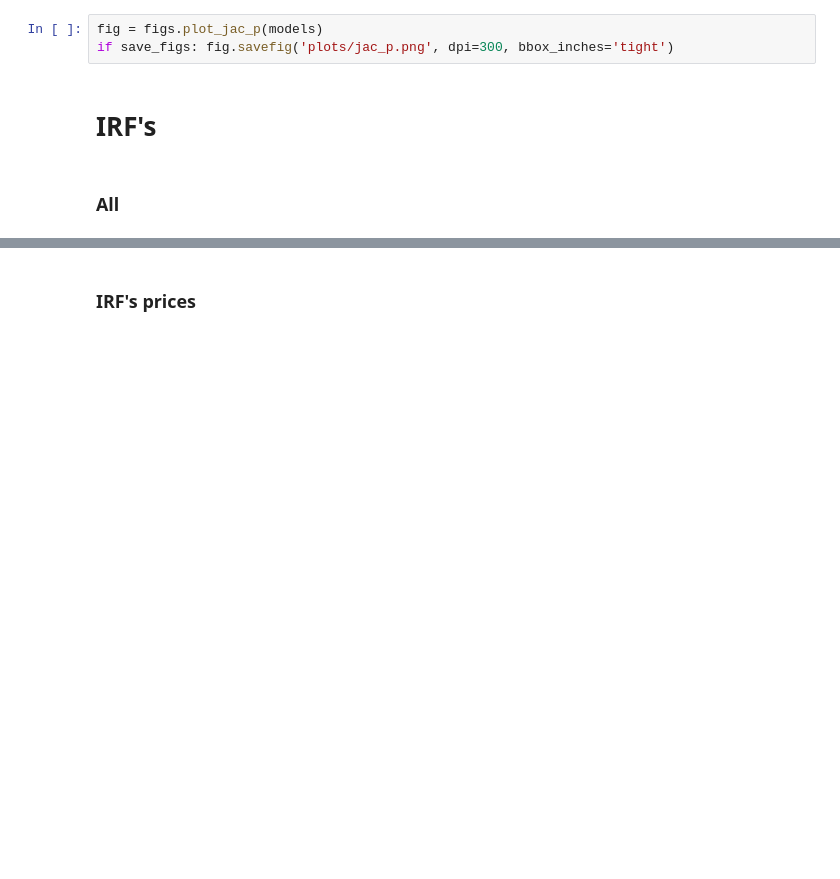
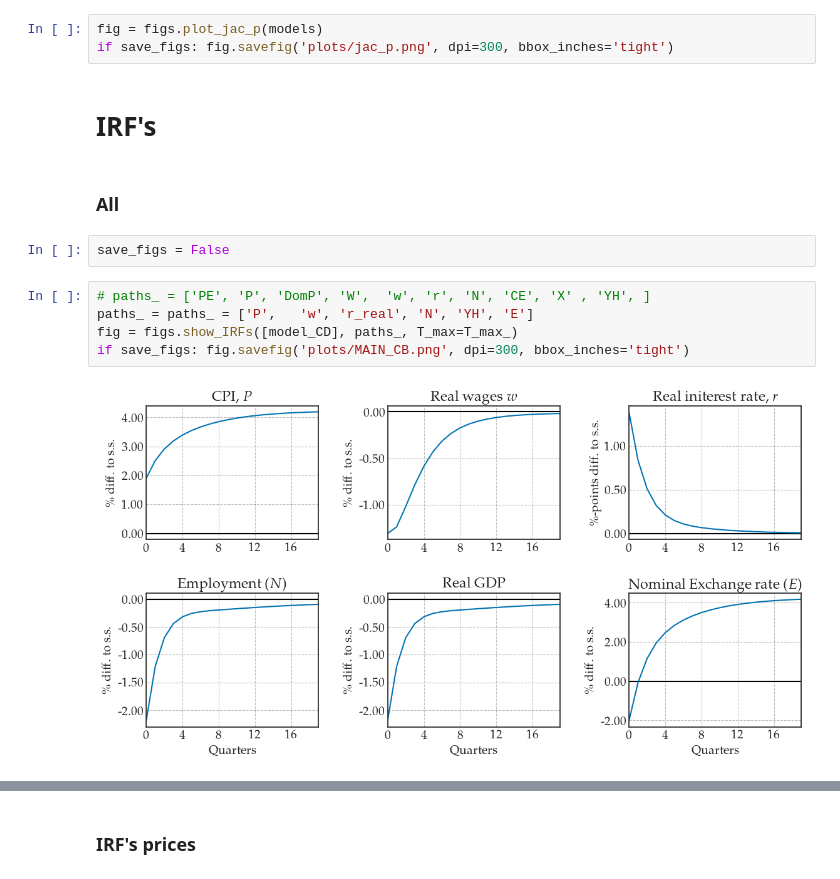
Before and after one commit to funlime/I_HANK_PIGL, a Jupyter notebook: Notbook_complete2.ipynb, the cells around one changed output, grey strips where cells are left out. Drawn from its saved outputs; the diff is of its cells as text; blank space fills up the shorter version.

```diff
--- a/Notbook_complete2.ipynb
+++ b/Notbook_complete2.ipynb
@@ -128,3 +123,12 @@ if save_figs: fig.savefig('plots/jac_p.png', dpi=300, bbox_inches='tight')
 # IRF's
 # %% [markdown]
 ### All
+# %%
+save_figs = False
+# %%
+# paths_ = ['PE', 'P', 'DomP', 'W',  'w', 'r', 'N', 'CE', 'X' , 'YH', ]
+paths_ = paths_ = ['P',   'w', 'r_real', 'N', 'YH', 'E']
+fig = figs.show_IRFs([model_CD], paths_, T_max=T_max_)
+if save_figs: fig.savefig('plots/MAIN_CB.png', dpi=300, bbox_inches='tight')
+# %% [output]
+[figure, added]
```
Also changed, not shown: parts of 36 cells of this notebook, 17 other files.
